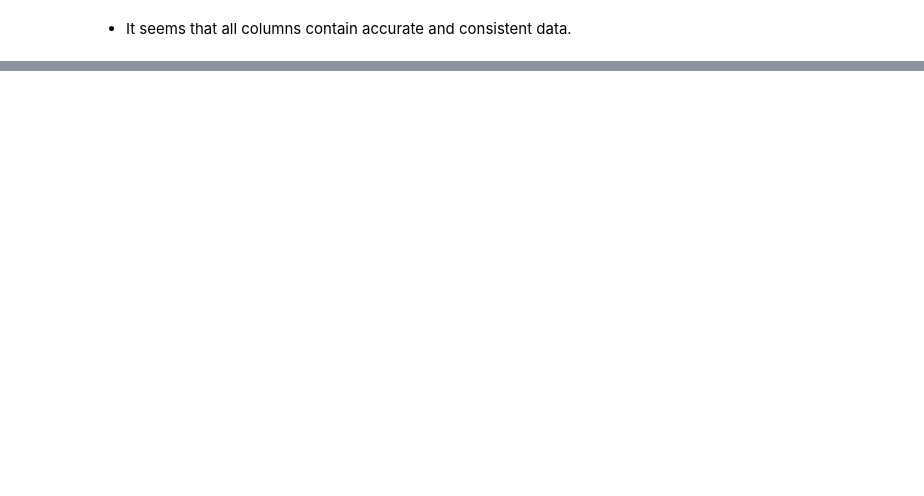
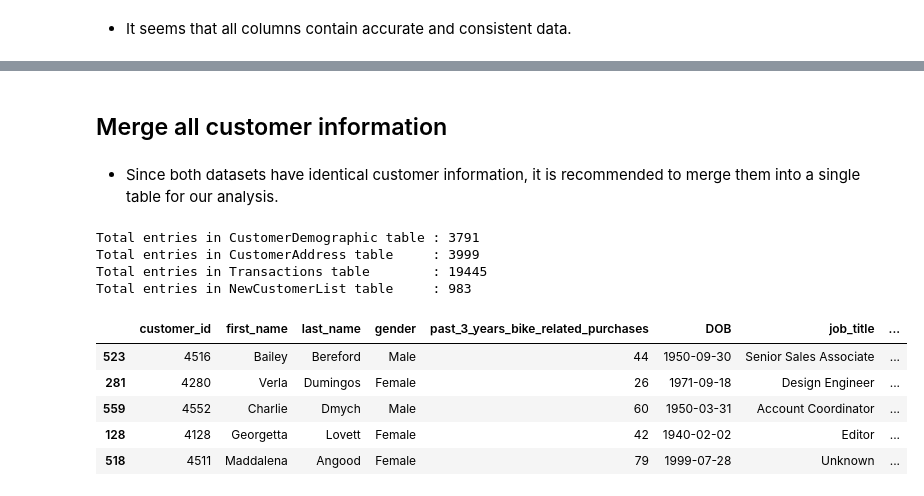
Before and after one commit to sabirinID/KPMG-Data-Analytics-Virtual-Internship, a Jupyter notebook: Notebooks/KPMG_Task_1.ipynb, the cells around one changed output, grey strips where cells are left out. Cells and saved outputs as stored; diff of their text form; code cells hidden in the pictures; blank space fills up the shorter version.

```diff
--- a/Notebooks/KPMG_Task_1.ipynb
+++ b/Notebooks/KPMG_Task_1.ipynb
@@ -954,0 +943,5 @@ cat_ca.describe().T
+# %%
+# NewCustomerList.dropna(subset=['last_name'], inplace=True)
+NewCustomerList['last_name'].fillna(NewCustomerList['first_name'], inplace=True)
+NewCustomerList['job_title'].fillna('Unknown', inplace=True)
+NewCustomerList['job_industry_category'].fillna('Unknown', inplace=True)
@@ -954,0 +989,9 @@ cat_ca.describe().T
+# %%
+NewCustomerList.dropna(subset=['DOB'], inplace=True)
+
+# Convert DOB column to datetime format
+NewCustomerList['DOB'] = pd.to_datetime(NewCustomerList['DOB'], errors='coerce')
+
+# Check the minimum and maximum date of birth
+print('first', NewCustomerList['DOB'].min())
+print('last', NewCustomerList['DOB'].max())
@@ -954,0 +1030,3 @@ cat_ca.describe().T
+# %%
+NewCustomerList['owns_car'].replace({'Yes' : 1, 'No' : 0}, inplace=True)
+NewCustomerList['owns_car'].value_counts()
@@ -954,0 +1038,3 @@ cat_ca.describe().T
+# %%
+# Convert the column to string
+NewCustomerList['postcode'] = NewCustomerList['postcode'].astype(str)
@@ -954,0 +1076,24 @@ cat_ca.describe().T
+# %% [markdown]
+## Merge all customer information
+# %% [markdown]
+- Since both datasets have identical customer information, it is recommended to merge them into a single table for our analysis.
+# %%
+print(f'Total entries in CustomerDemographic table : {CustomerDemographic.shape[0]}')
+print(f'Total entries in CustomerAddress table     : {CustomerAddress.shape[0]}')
+print(f'Total entries in Transactions table        : {Transactions.shape[0]}')
+print(f'Total entries in NewCustomerList table     : {NewCustomerList.shape[0]}')
+# %% [output]
+Total entries in CustomerDemographic table : 3791
+Total entries in CustomerAddress table     : 3999
+Total entries in Transactions table        : 19445
+Total entries in NewCustomerList table     : 983
+# %%
+NewCustomerList.insert(0, 'customer_id', range(4001, 4001 + len(NewCustomerList)))
+NewCustomerList.sample(n=5, random_state=50)
+# %% [output]
+|  | customer_id | first_name | last_name | gender | past_3_years_bike_related_purchases | DOB | job_title | ... |
+| 523 | 4516 | Bailey | Bereford | Male | 44 | 1950-09-30 | Senior Sales Associate | ... |
+| 281 | 4280 | Verla | Dumingos | Female | 26 | 1971-09-18 | Design Engineer | ... |
+| 559 | 4552 | Charlie | Dmych | Male | 60 | 1950-03-31 | Account Coordinator | ... |
+| 128 | 4128 | Georgetta | Lovett | Female | 42 | 1940-02-02 | Editor | ... |
+| 518 | 4511 | Maddalena | Angood | Female | 79 | 1999-07-28 | Unknown | ... |
```
Also changed, not shown: parts of 202 cells of this notebook.
